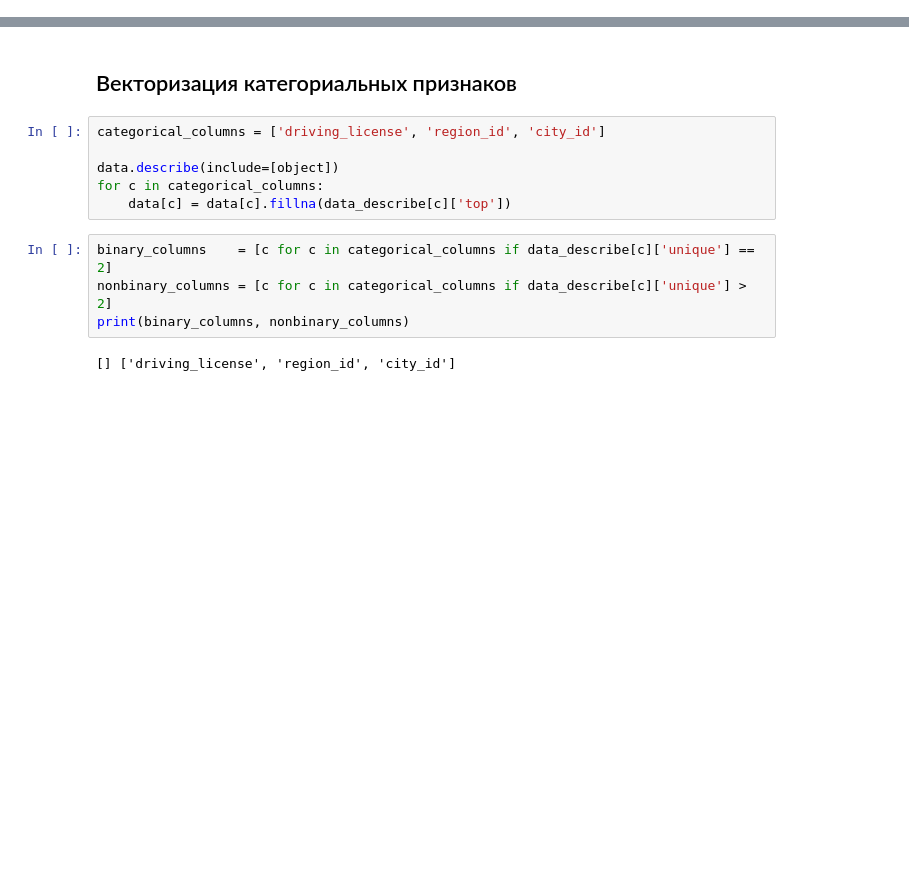
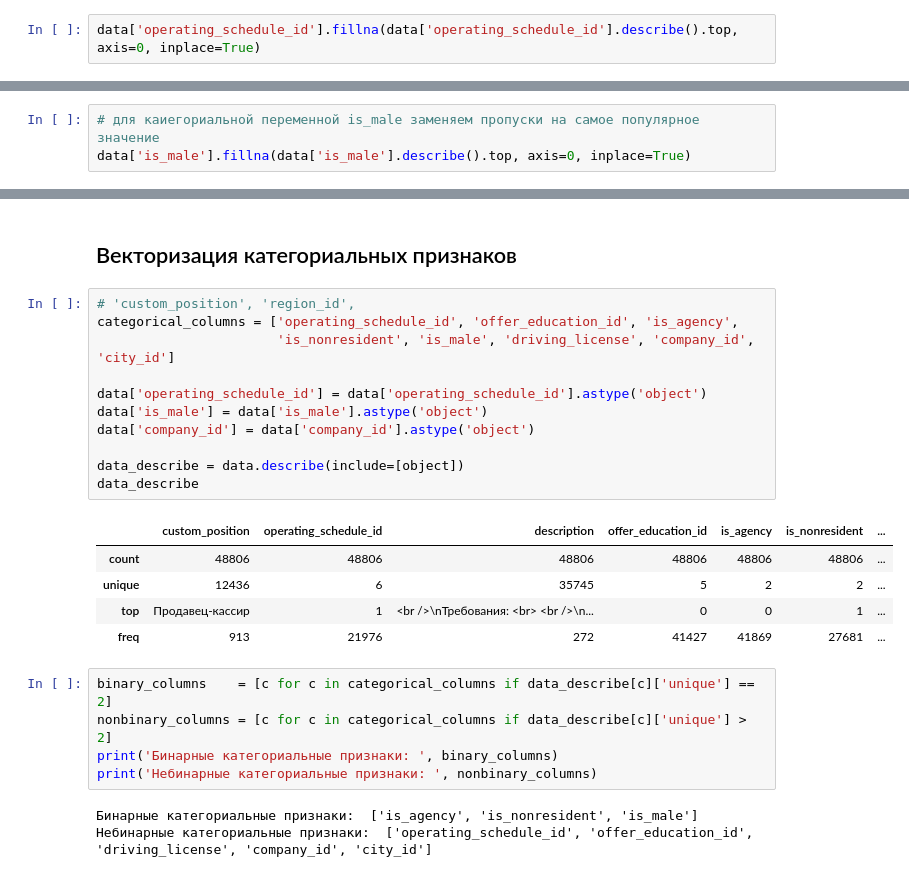
Before and after one commit to Metafiz/recruitment, a Jupyter notebook: baseline.ipynb, the cells around one changed output, grey strips where cells are left out. Drawn from its saved outputs; the diff is of its cells as text; blank space fills up the shorter version.

```diff
--- a/baseline.ipynb
+++ b/baseline.ipynb
@@ -435,3 +431,5 @@ Name: operating_schedule_id, dtype: float64
+# %%
+data['operating_schedule_id'].fillna(data['operating_schedule_id'].describe().top, axis=0, inplace=True)
 # %%
 data['is_male'].describe()
 # %% [output]
@@ -444,6 +442,9 @@ Name: is_male, dtype: int64
 # для пола заменяем константы True и False на 1 и 0
 data.loc[ data['is_male'] == True, 'is_male'] = 1
 data.loc[ data['is_male'] == False, 'is_male'] = 0
+# %%
+# для каиегориальной переменной is_male заменяем пропуски на самое популярное значение
+data['is_male'].fillna(data['is_male'].describe().top, axis=0, inplace=True)
 # %%
 data['is_agency'].describe()
 # %% [output]
@@ -510,14 +540,27 @@ data_numerical.describe()
 # %% [markdown]
 ## Векторизация категориальных признаков
 # %%
-categorical_columns = ['driving_license', 'region_id', 'city_id']
+# 'custom_position', 'region_id',
+categorical_columns = ['operating_schedule_id', 'offer_education_id', 'is_agency',
+                       'is_nonresident', 'is_male', 'driving_license', 'company_id', 'city_id']
 
-data.describe(include=[object])
-for c in categorical_columns:
-    data[c] = data[c].fillna(data_describe[c]['top'])
+data['operating_schedule_id'] = data['operating_schedule_id'].astype('object')
+data['is_male'] = data['is_male'].astype('object')
+data['company_id'] = data['company_id'].astype('object')
+
+data_describe = data.describe(include=[object])
+data_describe
+# %% [output]
+|  | custom_position | operating_schedule_id | description | offer_education_id | is_agency | is_nonresident | ... |
+| count | 48806 | 48806 | 48806 | 48806 | 48806 | 48806 | ... |
+| unique | 12436 | 6 | 35745 | 5 | 2 | 2 | ... |
+| top | Продавец-кассир | 1 | <br />\nТребования: <br> <br />\n... | 0 | 0 | 1 | ... |
+| freq | 913 | 21976 | 272 | 41427 | 41869 | 27681 | ... |
 # %%
 binary_columns    = [c for c in categorical_columns if data_describe[c]['unique'] == 2]
 nonbinary_columns = [c for c in categorical_columns if data_describe[c]['unique'] > 2]
-print(binary_columns, nonbinary_columns)
+print('Бинарные категориальные признаки: ', binary_columns)
+print('Небинарные категориальные признаки: ', nonbinary_columns)
 # %% [output]
-[] ['driving_license', 'region_id', 'city_id']
+Бинарные категориальные признаки:  ['is_agency', 'is_nonresident', 'is_male']
+Небинарные категориальные признаки:  ['operating_schedule_id', 'offer_education_id', 'driving_license', 'company_id', 'city_id']
```
Also changed, not shown: parts of 44 cells of this notebook.
